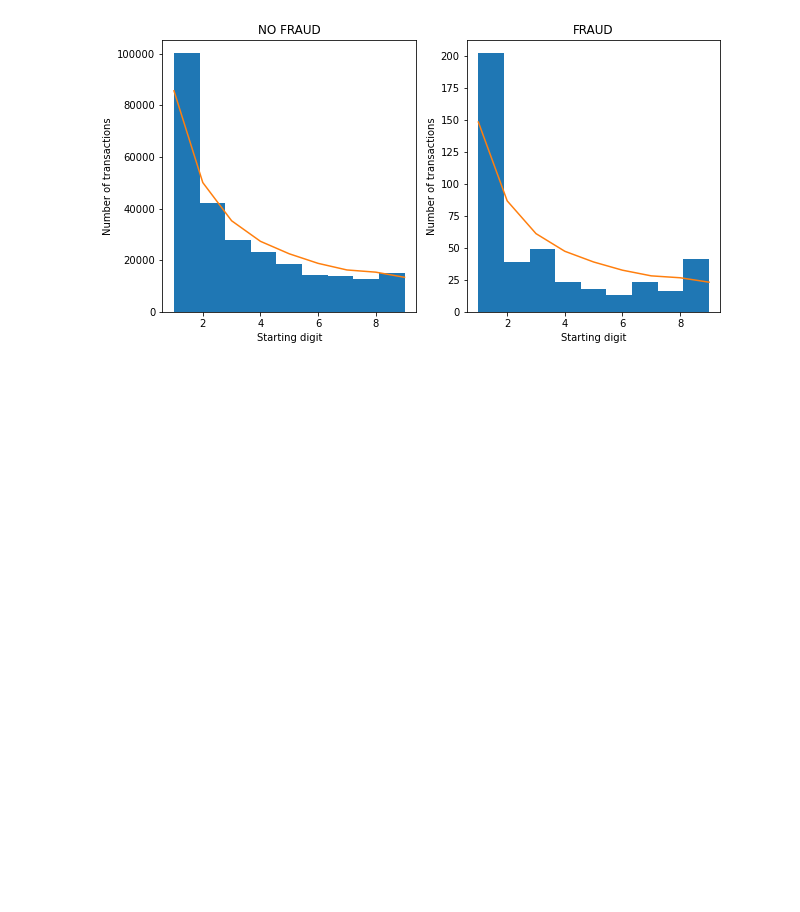
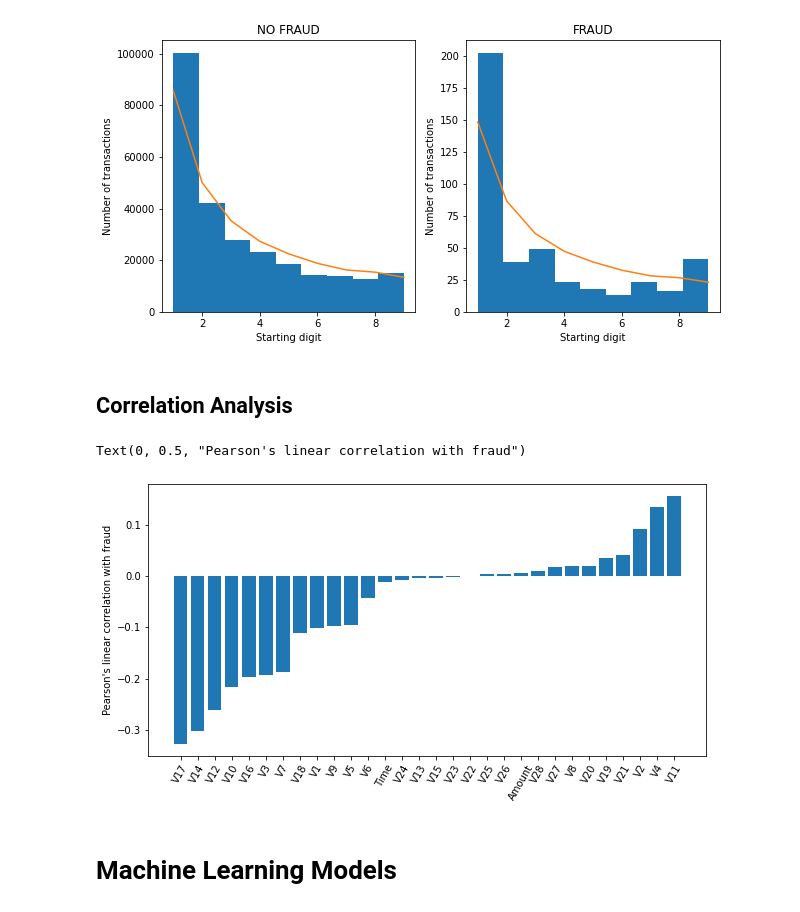
Before and after one commit to diegounzueta/Medium-Articles-, a Jupyter notebook: Fraud detection/Fraud Transactional Data.ipynb, the cells around one changed output. Saved outputs shown, nothing was run; the diff lists cells and outputs as text; code cells hidden in the pictures; blank space fills up the shorter version.

Commit message:
machine learning fraud

```diff
--- a/Fraud detection/Fraud Transactional Data.ipynb
+++ b/Fraud detection/Fraud Transactional Data.ipynb
@@ -208,3 +224,5 @@ plot_box(df)
+# %%
+df = df.drop("Amount_log", axis =1)
 # %% [markdown]
 ## Belford's law
 # %% [markdown]
@@ -235,3 +253,17 @@ ax[1].set_title("FRAUD")
 # %% [output]
 Text(0.5, 1.0, 'FRAUD')
 [figure]
+# %% [markdown]
+## Correlation Analysis
+# %%
+corrs = df.corr()["Class"].drop(["Class"]).sort_values()
+# %%
+plt.figure(figsize = (10, 5))
+plt.bar(corrs.index, corrs.values)
+plt.xticks(rotation=60)
+plt.ylabel("Pearson's linear correlation with fraud")
+# %% [output]
+Text(0, 0.5, "Pearson's linear correlation with fraud")
+[figure, added]
+# %% [markdown]
+# Machine Learning Models
```
Also changed, not shown: parts of 46 cells of this notebook.
